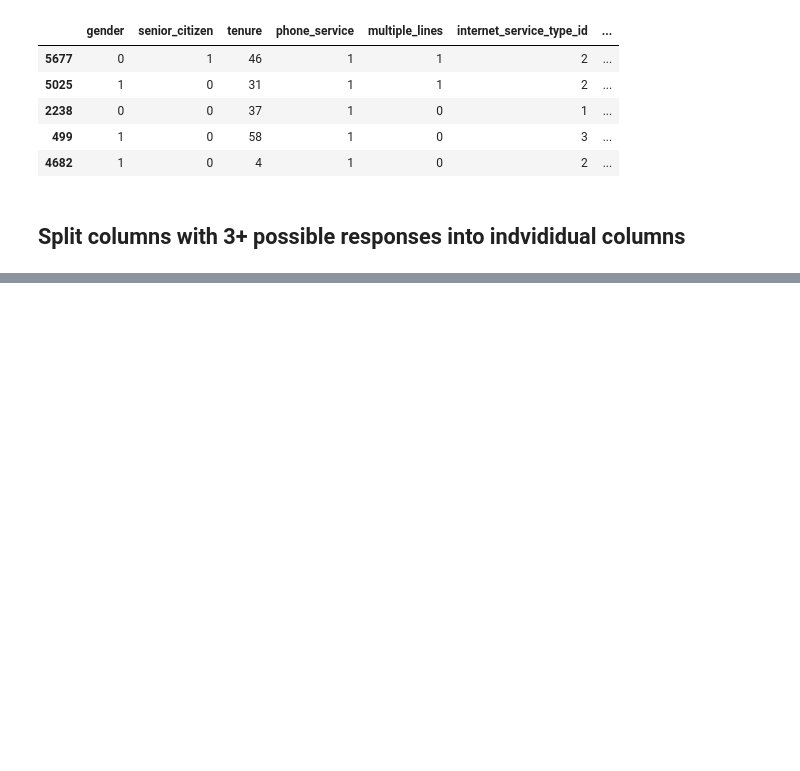
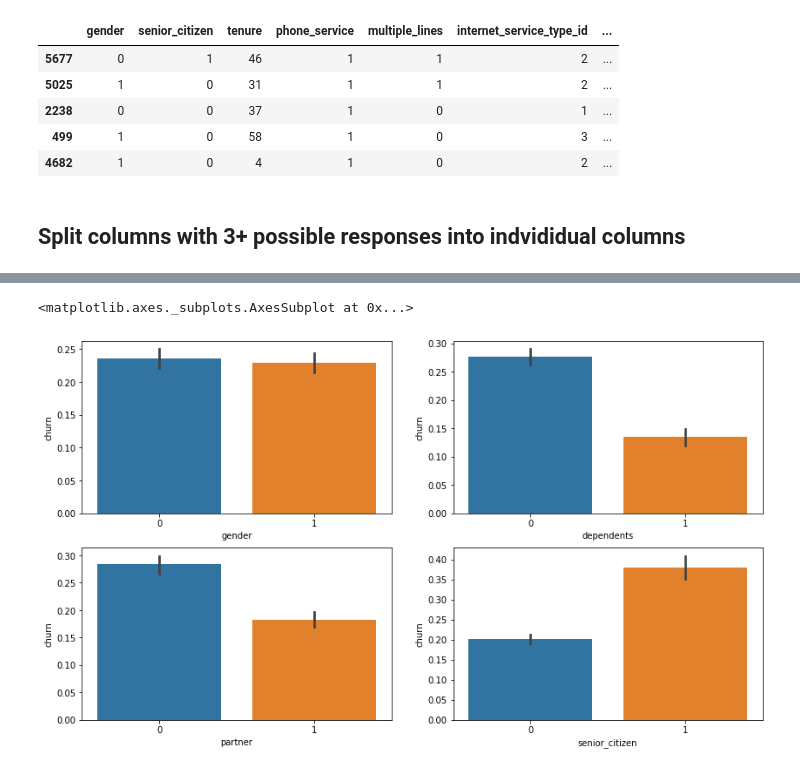
Before and after one commit to soslin/telco-churn-project, a Jupyter notebook: telco_customer_churn.ipynb, the cells around one changed output, grey strips where cells are left out. Cells and saved outputs as stored; diff of their text form; code cells hidden in the pictures; blank space fills up the shorter version.

```diff
--- a/telco_customer_churn.ipynb
+++ b/telco_customer_churn.ipynb
@@ -149,7 +149,7 @@ df_t.replace(to_replace=['No', 'Yes'], value=[0, 1], inplace = True)
 # %%
-df_t.replace(to_replace=['No phone service'], value=[0], inplace = True) #convert 'No phone service to 0'
+df.replace(to_replace=['No phone service'], value=[0], inplace = True) #convert 'No phone service to 0'
 # %%
-df_t.replace(to_replace=['Female', 'Male'], value=[0, 1], inplace = True)
+df.replace(to_replace=['Female', 'Male'], value=[0, 1], inplace = True)
 # %%
-df_t.replace(to_replace=['No internet service'], value=[0], inplace = True)
+df.replace(to_replace=['No internet service'], value=[0], inplace = True)
 # %%
@@ -166,5 +166,5 @@ df_t.head()
 # %% [markdown]
 ### Data types adjusted to best suit each variable
 # %%
-df_t['total_charges'] = pd.to_numeric(df_t['total_charges'], errors='coerce')
+df['total_charges'] = pd.to_numeric(df['total_charges'], errors='coerce')
 # %%
@@ -543,0 +581,13 @@ X_test["tenure_years"] = (X_train.tenure/12).apply(np.floor)
+# %%
+plt.figure(figsize=(14,8))
+plt.subplot(2,2,1)
+sns.barplot(x="gender", y="churn", data=df)
+plt.subplot(2,2,2)
+sns.barplot(x="dependents", y="churn", data=df)
+plt.subplot(2,2,3)
+sns.barplot(x="partner", y="churn", data=df)
+plt.subplot(2,2,4)
+sns.barplot(x="senior_citizen", y="churn", data=df)
+# %% [output]
+<matplotlib.axes._subplots.AxesSubplot at 0x...>
+[figure, added]
```
Also changed, not shown: parts of 23 cells of this notebook.
